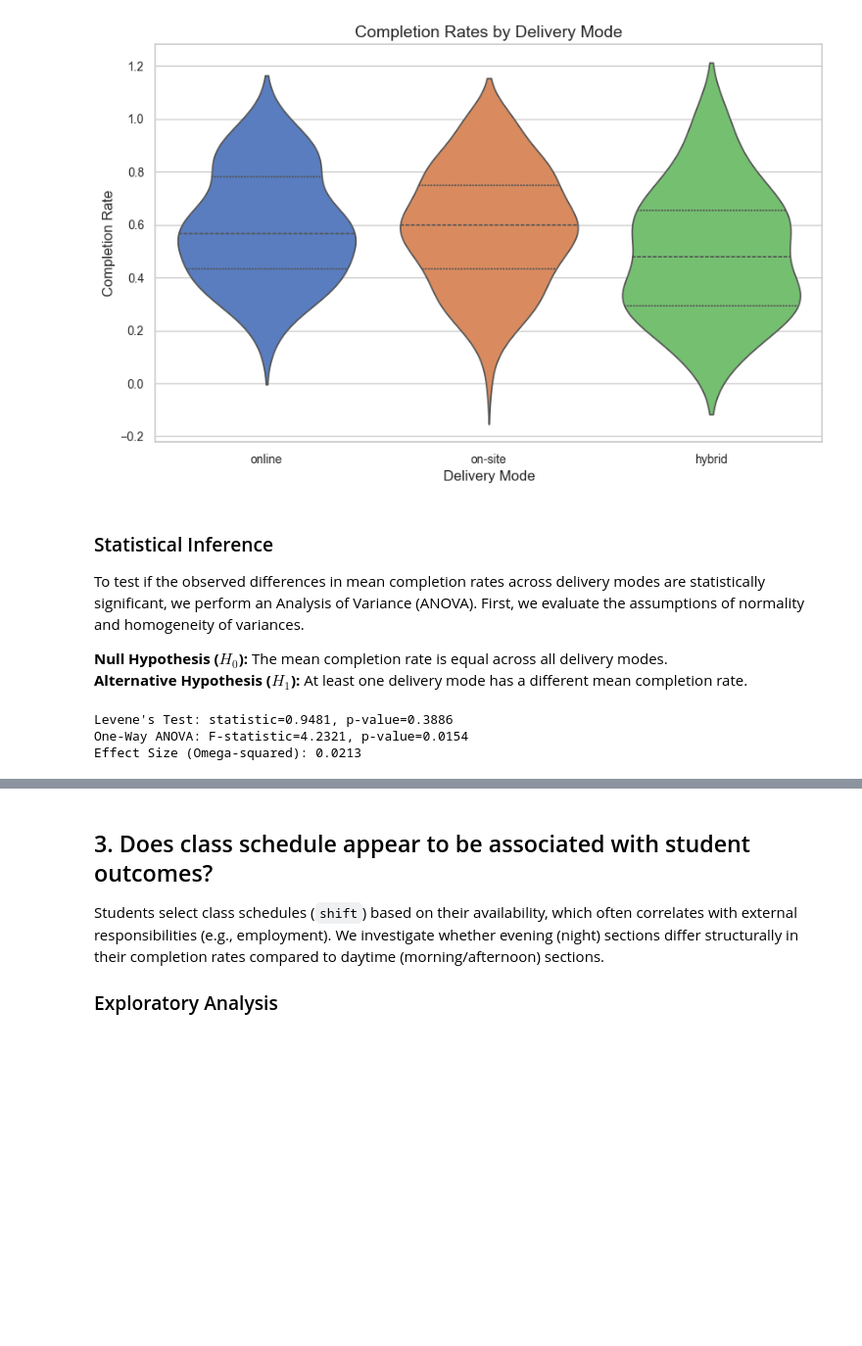
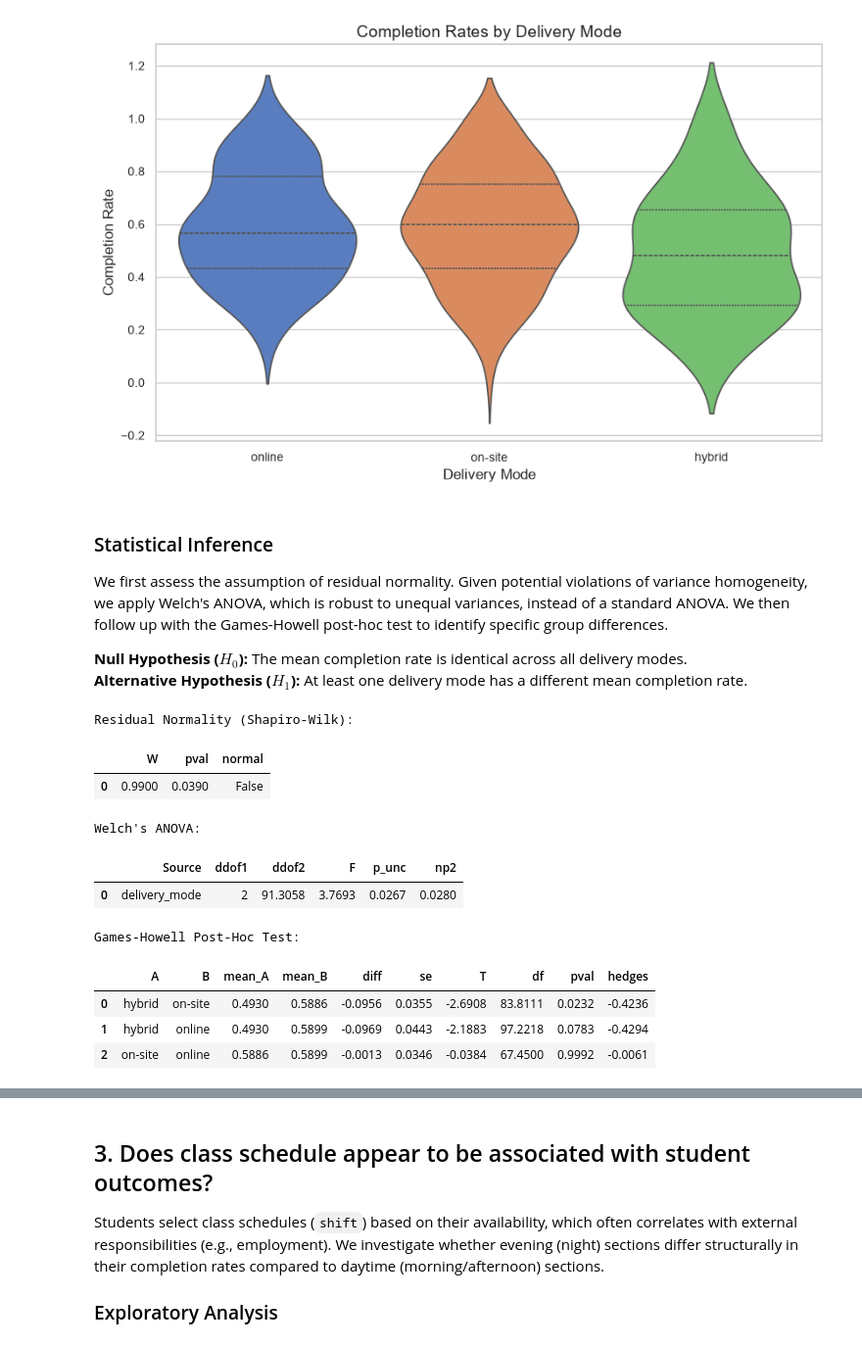
Before and after one commit to valentinarias-dtsc/higher-education-outcomes-analysis, a Jupyter notebook: notebooks/04_analysis.ipynb, the cells around one changed output, grey strips where cells are left out. Shown at 98% size. Cells and saved outputs as stored; diff of their text form; code cells hidden in the pictures; blank space fills up the shorter version.

```diff
--- a/notebooks/04_analysis.ipynb
+++ b/notebooks/04_analysis.ipynb
@@ -176,37 +179,38 @@ plt.show()
 # %% [markdown]
 ### Statistical Inference
 
-To test if the observed differences in mean completion rates across delivery modes are statistically significant, we perform an Analysis of Variance (ANOVA). First, we evaluate the assumptions of normality and homogeneity of variances.
+We first assess the assumption of residual normality. Given potential violations of variance homogeneity, we apply Welch's ANOVA, which is robust to unequal variances, instead of a standard ANOVA. We then follow up with the Games-Howell post-hoc test to identify specific group differences.
 
-**Null Hypothesis ($H_0$):** The mean completion rate is equal across all delivery modes.
+**Null Hypothesis ($H_0$):** The mean completion rate is identical across all delivery modes.
 **Alternative Hypothesis ($H_1$):** At least one delivery mode has a different mean completion rate.
 # %%
-groups = [group['completion_rate'].values for name, group in data.groupby('delivery_mode')]
+# Residual normality assumption
+model_del = ols('completion_rate ~ C(delivery_mode)', data=data).fit()
+res_norm_del = pg.normality(model_del.resid)
+print("Residual Normality (Shapiro-Wilk):")
+display(res_norm_del)
 
-# Test assumptions
-# 1. Levene's test for homogeneity of variances
-stat_levene, p_levene = stats.levene(*groups)
-print(f"Levene's Test: statistic={stat_levene:.4f}, p-value={p_levene:.4f}")
+# Welch's ANOVA
+aov_del = pg.welch_anova(dv='completion_rate', between='delivery_mode', data=data)
+print("\nWelch's ANOVA:")
+display(aov_del)
 
-# Since p > 0.05 (0.3886), we fail to reject the null hypothesis of equal variances.
-# We can proceed with standard One-Way ANOVA.
-
-f_stat, p_anova = stats.f_oneway(*groups)
-print(f"One-Way ANOVA: F-statistic={f_stat:.4f}, p-value={p_anova:.4f}")
-
-# Calculate effect size (Omega-squared)
-ss_between = sum(len(g) * (np.mean(g) - data['completion_rate'].mean())**2 for g in groups) # type: ignore
-ss_total = sum((data['completion_rate'] - data['completion_rate'].mean())**2)
-ss_within = ss_total - ss_between
-df_between = len(groups) - 1
-df_within = len(data) - len(groups)
-ms_within = ss_within / df_within
-omega_squared = (ss_between - (df_between * ms_within)) / (ss_total + ms_within)
-print(f"Effect Size (Omega-squared): {omega_squared:.4f}")
+# Games-Howell Post-Hoc Test
+gh_del = pg.pairwise_gameshowell(dv='completion_rate', between='delivery_mode', data=data)
+print("\nGames-Howell Post-Hoc Test:")
+display(gh_del)
 # %% [output]
-Levene's Test: statistic=0.9481, p-value=0.3886
-One-Way ANOVA: F-statistic=4.2321, p-value=0.0154
-Effect Size (Omega-squared): 0.0213
+Residual Normality (Shapiro-Wilk):
+|  | W | pval | normal |
+| 0 | 0.9900 | 0.0390 | False |
+Welch's ANOVA:
+|  | Source | ddof1 | ddof2 | F | p_unc | np2 |
+| 0 | delivery_mode | 2 | 91.3058 | 3.7693 | 0.0267 | 0.0280 |
+Games-Howell Post-Hoc Test:
+|  | A | B | mean_A | mean_B | diff | se | T | df | pval | hedges |
+| 0 | hybrid | on-site | 0.4930 | 0.5886 | -0.0956 | 0.0355 | -2.6908 | 83.8111 | 0.0232 | -0.4236 |
+| 1 | hybrid | online | 0.4930 | 0.5899 | -0.0969 | 0.0443 | -2.1883 | 97.2218 | 0.0783 | -0.4294 |
+| 2 | on-site | online | 0.5886 | 0.5899 | -0.0013 | 0.0346 | -0.0384 | 67.4500 | 0.9992 | -0.0061 |
 # %% [markdown]
 ### Interpretation
 
```
Also changed, not shown: parts of 9 cells of this notebook.
